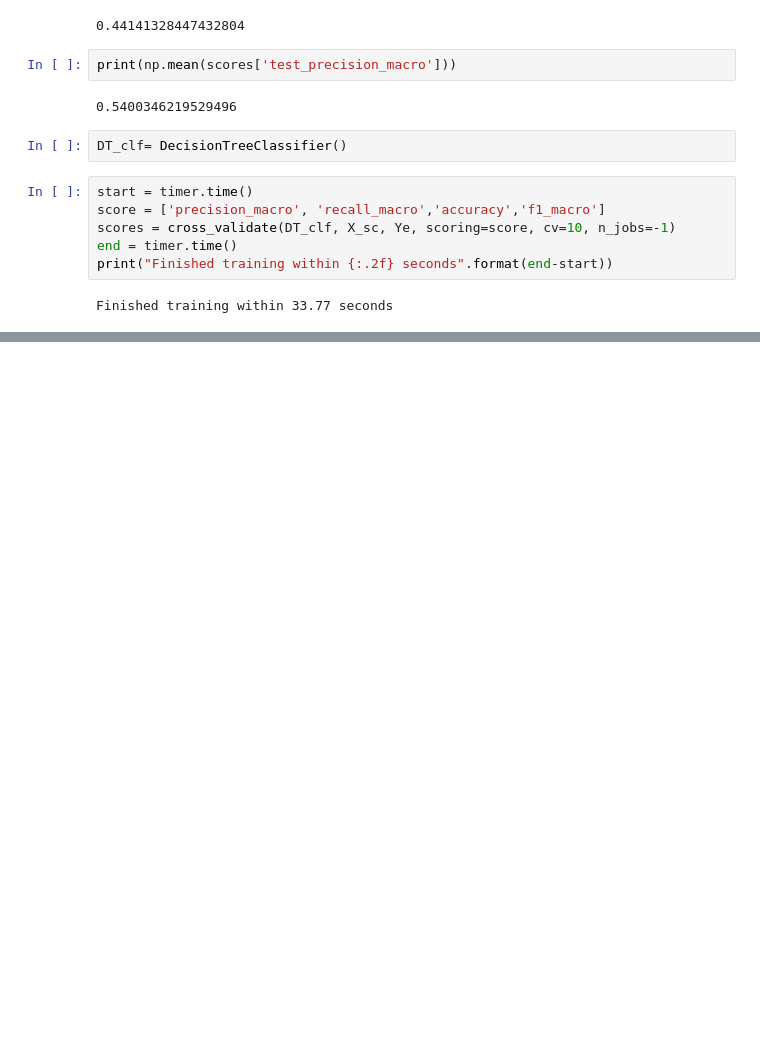
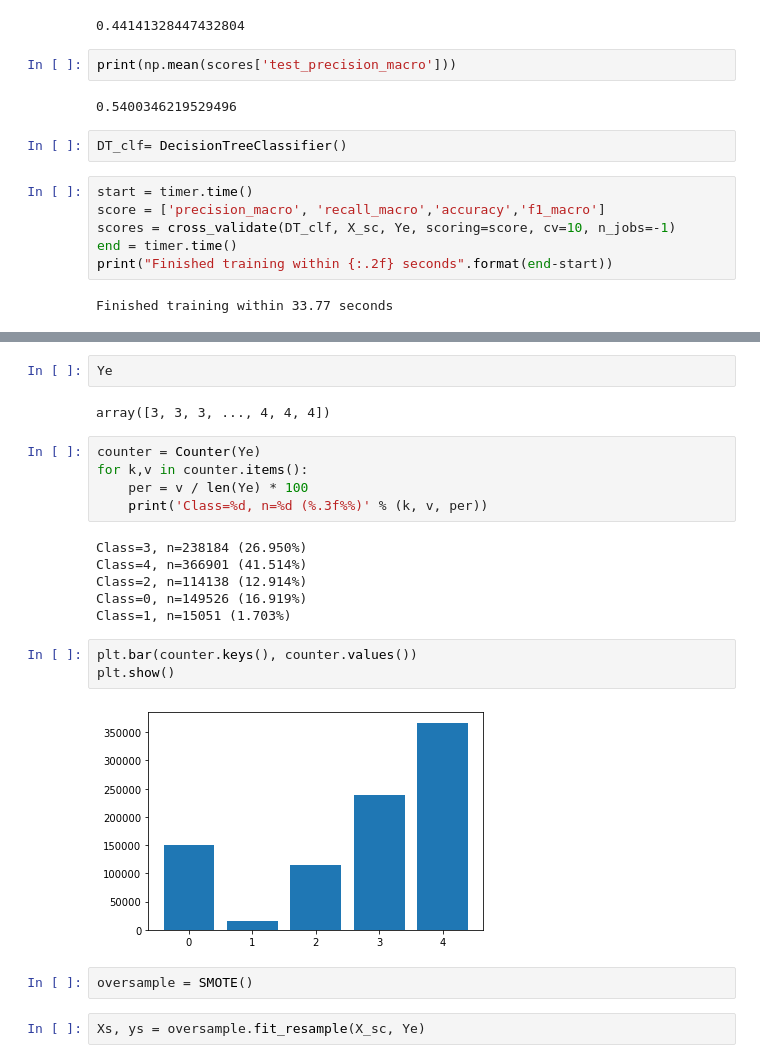
Before and after one commit to aqeelahmedj/IoT-BotNet-detection-on-IoT23-dataset, a Jupyter notebook: IoT23/Data Preparation/1M_results_17_5_2022-without'Ts'.ipynb, the cells around one changed output, grey strips where cells are left out. Cells and saved outputs as stored; diff of their text form; blank space fills up the shorter version.

```diff
--- a/IoT23/Data Preparation/1M_results_17_5_2022-without'Ts'.ipynb
+++ b/IoT23/Data Preparation/1M_results_17_5_2022-without'Ts'.ipynb
@@ -609,0 +631,24 @@ Finished training within 33.77 seconds
+# %%
+Ye
+# %% [output]
+array([3, 3, 3, ..., 4, 4, 4])
+# %%
+counter = Counter(Ye)
+for k,v in counter.items():
+	per = v / len(Ye) * 100
+	print('Class=%d, n=%d (%.3f%%)' % (k, v, per))
+# %% [output]
+Class=3, n=238184 (26.950%)
+Class=4, n=366901 (41.514%)
+Class=2, n=114138 (12.914%)
+Class=0, n=149526 (16.919%)
+Class=1, n=15051 (1.703%)
+# %%
+plt.bar(counter.keys(), counter.values())
+plt.show()
+# %% [output]
+[figure, added]
+# %%
+oversample = SMOTE()
+# %%
+Xs, ys = oversample.fit_resample(X_sc, Ye)
```
Also changed, not shown: parts of 38 cells of this notebook.
